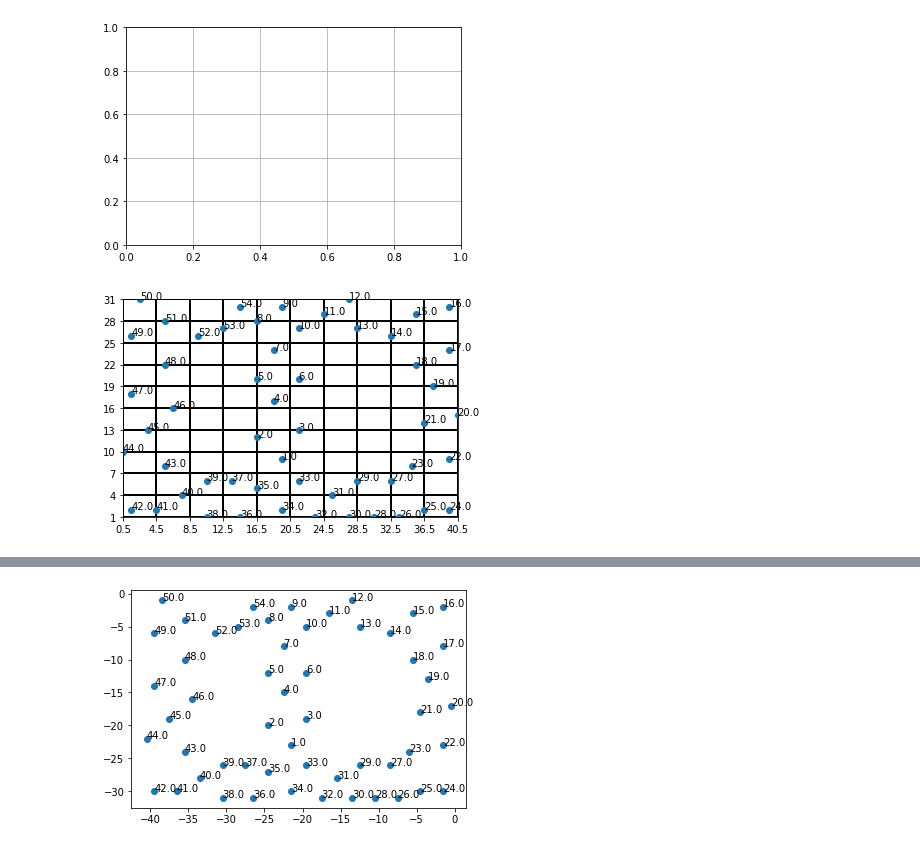
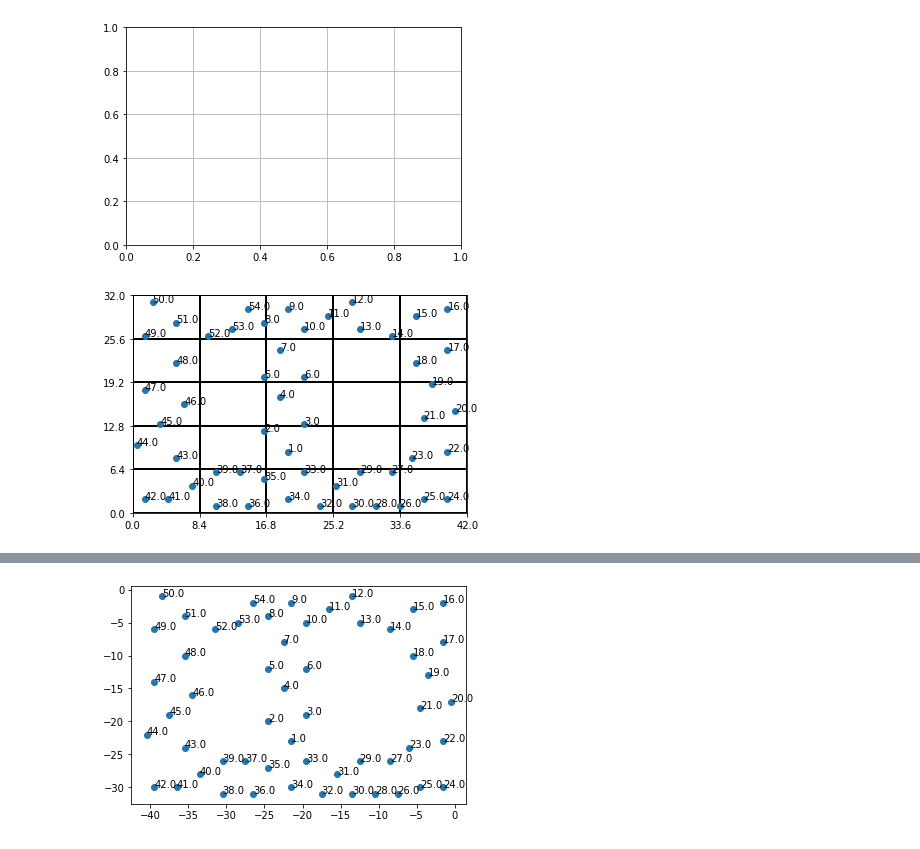
Before and after one commit to Esmidth/Intel-Indoor-Dataset, a Jupyter notebook: test3.ipynb, the cells around one changed output, grey strips where cells are left out. Cells and saved outputs as stored; diff of their text form; code cells hidden in the pictures.

```diff
--- a/test3.ipynb
+++ b/test3.ipynb
@@ -55,16 +71,17 @@ plt.grid()
 # %% [output]
 [figure]
 # %%
+# divide whole map into 5*5 map
 fig,ax = plt.subplots()
 
-ax.set_xticks(np.linspace(x_min,x_max,11))
-ax.set_yticks(np.linspace(y_min,y_max,11))
+ax.set_xticks(np.linspace(x_min,x_max,6))
+ax.set_yticks(np.linspace(y_min,y_max,6))
 ax.axis(xmin=x_min,xmax=x_max,ymin=y_min,ymax=y_max)
 # ax.set_xticks(np.arange(x_min,x_max,4))
 # ax.grid(axis='both')
 ax.grid(which='major', axis='both', linestyle='-', color='k', linewidth=2)
 ax.plot(new_x,new_y,ls="",marker="o")
 for xi,yi,idi in zip(new_x,new_y,loc_array.T[0]):
     ax.annotate(str(idi),xy=(xi,yi))
 # %% [output]
-[figure, old version]
+[figure, new version]
```
Also changed, not shown: parts of 12 cells of this notebook, 32 other files.
